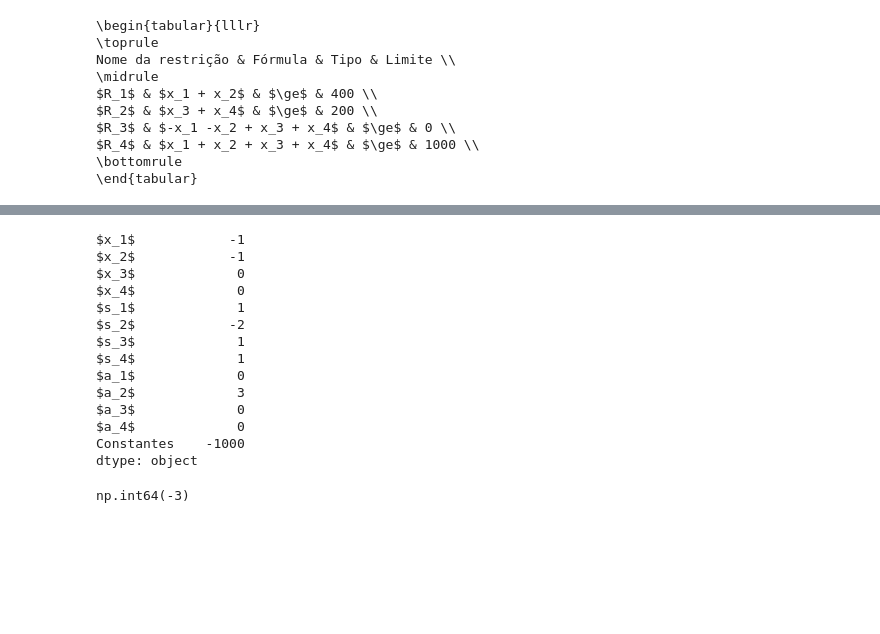
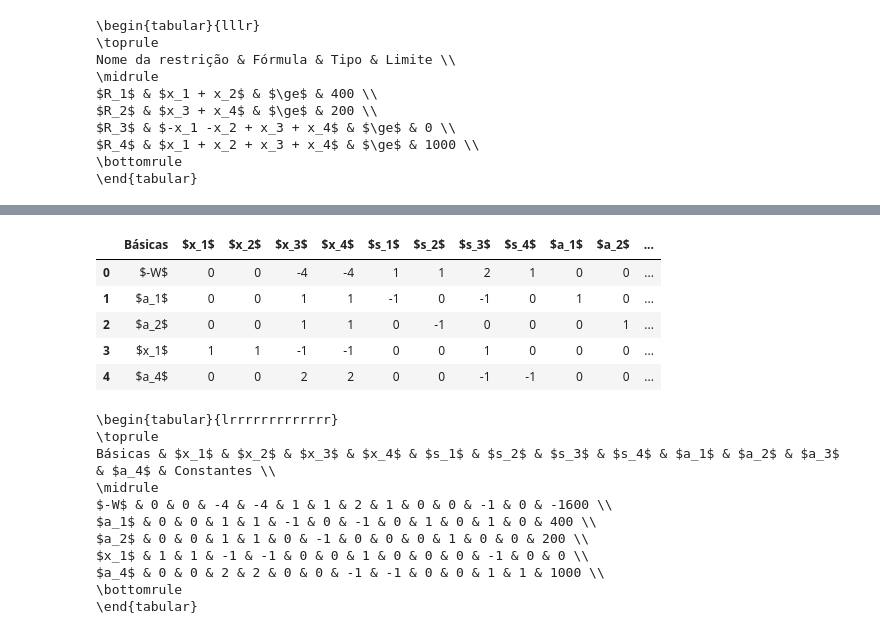
Before and after one commit to henriquempimenta/ProgLin, a Jupyter notebook: pgfs/main.ipynb, the cells around one changed output, grey strips where cells are left out. Saved outputs shown, nothing was run; the diff lists cells and outputs as text; code cells hidden in the pictures; blank space fills up the shorter version.

Commit message:
tabular tabelas

```diff
--- a/pgfs/main.ipynb
+++ b/pgfs/main.ipynb
@@ -224,21 +224,2 @@ coefs.iloc[:, :]
 # %%
-coefs.loc[0][1:] - coefs.loc[0][3] * coefs.loc[2][1:]
+#coefs.iloc[0, 1:] - coefs.iloc[0, 3] * coefs.iloc[2, 1:]
-# %% [output]
-$x_1$            -1
-$x_2$            -1
-$x_3$             0
-$x_4$             0
-$s_1$             1
-$s_2$            -2
-$s_3$             1
-$s_4$             1
-$a_1$             0
-$a_2$             3
-$a_3$             0
-$a_4$             0
-Constantes    -1000
-dtype: object
-# %%
-coefs.loc[0].get(3)
-# %% [output]
-np.int64(-3)
@@ -244,0 +228,33 @@ np.int64(-3)
+# %%
+coefs1 = coefs.copy()
+# Coluna 1 é coluna pivô
+# Linha 3 é linha pivô
+coefs1.iloc[3, 1:] /= coefs1.iloc[3, 1]
+coefs1.iloc[0, 1:] -= coefs1.iloc[0, 1] * coefs1.iloc[3, 1:]
+coefs1.iloc[1, 1:] -= coefs1.iloc[1, 1] * coefs1.iloc[3, 1:]
+coefs1.iloc[2, 1:] -= coefs1.iloc[2, 1] * coefs1.iloc[3, 1:]
+#coefs1.iloc[3, 1:] -= coefs1.iloc[3, 1] * coefs1.iloc[3, 1:] # linha pivô não é alterada aqui
+coefs1.iloc[4, 1:] -= coefs1.iloc[4, 1] * coefs1.iloc[3, 1:]
+coefs1.iloc[3, 0] = '$x_1$'
+coefs1
+# %% [output]
+|  | Básicas | $x_1$ | $x_2$ | $x_3$ | $x_4$ | $s_1$ | $s_2$ | $s_3$ | $s_4$ | $a_1$ | $a_2$ | ... |
+| 0 | $-W$ | 0 | 0 | -4 | -4 | 1 | 1 | 2 | 1 | 0 | 0 | ... |
+| 1 | $a_1$ | 0 | 0 | 1 | 1 | -1 | 0 | -1 | 0 | 1 | 0 | ... |
+| 2 | $a_2$ | 0 | 0 | 1 | 1 | 0 | -1 | 0 | 0 | 0 | 1 | ... |
+| 3 | $x_1$ | 1 | 1 | -1 | -1 | 0 | 0 | 1 | 0 | 0 | 0 | ... |
+| 4 | $a_4$ | 0 | 0 | 2 | 2 | 0 | 0 | -1 | -1 | 0 | 0 | ... |
+# %%
+print(coefs1.to_latex(index=False))
+# %% [output]
+\begin{tabular}{lrrrrrrrrrrrrr}
+\toprule
+Básicas & $x_1$ & $x_2$ & $x_3$ & $x_4$ & $s_1$ & $s_2$ & $s_3$ & $s_4$ & $a_1$ & $a_2$ & $a_3$ & $a_4$ & Constantes \\
+\midrule
+$-W$ & 0 & 0 & -4 & -4 & 1 & 1 & 2 & 1 & 0 & 0 & -1 & 0 & -1600 \\
+$a_1$ & 0 & 0 & 1 & 1 & -1 & 0 & -1 & 0 & 1 & 0 & 1 & 0 & 400 \\
+$a_2$ & 0 & 0 & 1 & 1 & 0 & -1 & 0 & 0 & 0 & 1 & 0 & 0 & 200 \\
+$x_1$ & 1 & 1 & -1 & -1 & 0 & 0 & 1 & 0 & 0 & 0 & -1 & 0 & 0 \\
+$a_4$ & 0 & 0 & 2 & 2 & 0 & 0 & -1 & -1 & 0 & 0 & 1 & 1 & 1000 \\
+\bottomrule
+\end{tabular}
```
Also changed, not shown: parts of 16 cells of this notebook, 1 other file.
